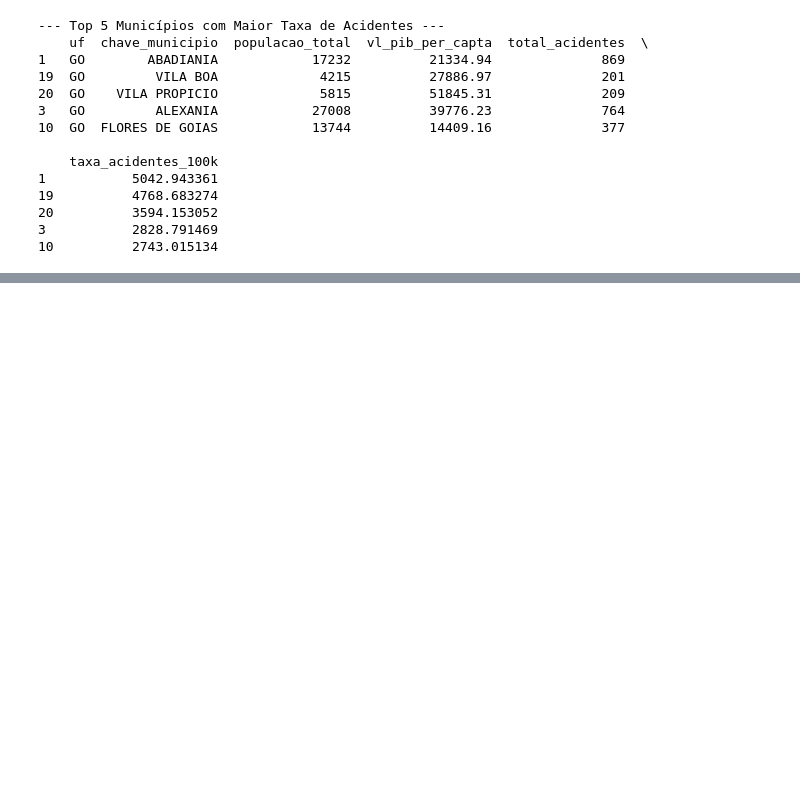
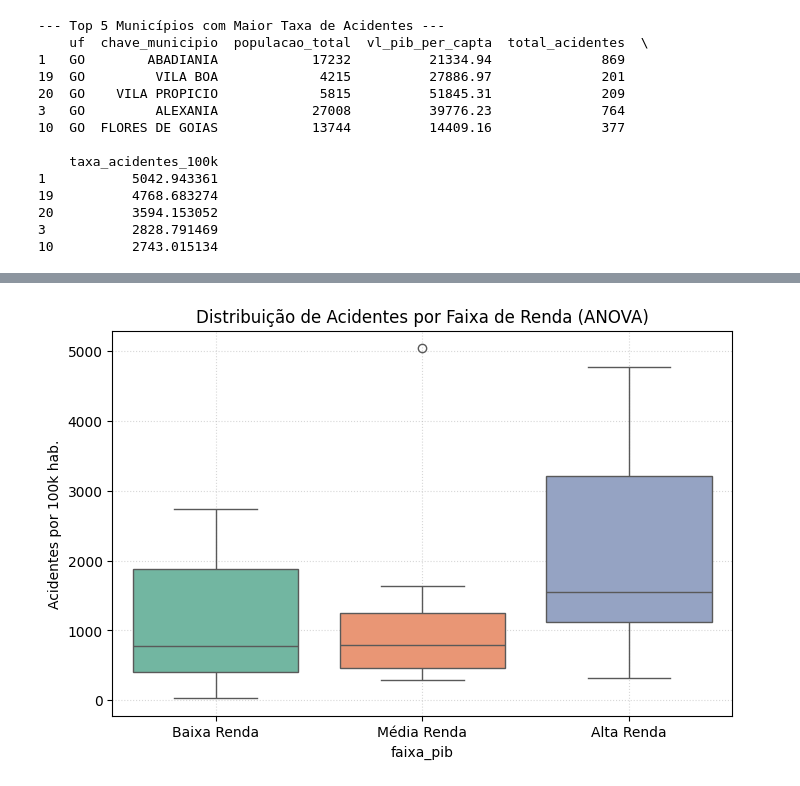
Before and after one commit to jobsrobson/MultivariadaII, a Jupyter notebook: analises/ANÁLISE_ACIDENTES_DE_TRÂNSITO_X_PIB_PERCAPTA.ipynb, the cells around one changed output, grey strips where cells are left out. Drawn from its saved outputs; the diff is of its cells as text; code cells hidden in the pictures; blank space fills up the shorter version.

```diff
--- a/analises/ANÁLISE_ACIDENTES_DE_TRÂNSITO_X_PIB_PERCAPTA.ipynb
+++ b/analises/ANÁLISE_ACIDENTES_DE_TRÂNSITO_X_PIB_PERCAPTA.ipynb
@@ -271,0 +272,85 @@ Interpretação: Correlação Fraca Positiva
+# %%
+# Célula 6: Análises Avançadas (ANOVA e Clustering)
+from scipy.stats import f_oneway
+from sklearn.cluster import KMeans
+from sklearn.preprocessing import StandardScaler
+
+if 'df_analise' in locals() and not df_analise.empty:
+    print("--- 1. ANÁLISE DE VARIÂNCIA (ANOVA) ---")
+
+    # Passo A: Criar Categorias de Riqueza (Discretização)
+    # Dividir o PIB em 3 grupos: Baixo (0-33%), Médio (33-66%), Alto (66-100%)
+    df_analise['faixa_pib'] = pd.qcut(df_analise['vl_pib_per_capta'], q=3, labels=['Baixa Renda', 'Média Renda', 'Alta Renda'])
+
+    # Passo B: Separar os grupos
+    grupo_baixa = df_analise[df_analise['faixa_pib'] == 'Baixa Renda']['taxa_acidentes_100k']
+    grupo_media = df_analise[df_analise['faixa_pib'] == 'Média Renda']['taxa_acidentes_100k']
+    grupo_alta = df_analise[df_analise['faixa_pib'] == 'Alta Renda']['taxa_acidentes_100k']
+
+    # Passo C: Rodar ANOVA
+    f_stat, p_value_anova = f_oneway(grupo_baixa, grupo_media, grupo_alta)
+
+    print(f"Estatística F: {f_stat:.4f}")
+    print(f"P-valor (ANOVA): {p_value_anova:.4f}")
+
+    if p_value_anova < 0.05:
+        print(">> Conclusão: Há diferença estatisticamente significativa entre os grupos de renda.")
+    else:
+        print(">> Conclusão: NÃO há diferença significativa. A taxa de acidentes é parecida independente da faixa de renda.")
+
+    # Visualização da ANOVA (Boxplot)
+    plt.figure(figsize=(8, 5))
+    sns.boxplot(x='faixa_pib', y='taxa_acidentes_100k', data=df_analise, palette="Set2")
+    plt.title('Distribuição de Acidentes por Faixa de Renda (ANOVA)')
+    plt.ylabel('Acidentes por 100k hab.')
+    plt.grid(True, linestyle=':', alpha=0.5)
+    plt.show()
+
+    print("\n--- 2. ANÁLISE MULTIVARIADA (CLUSTERING K-MEANS) ---")
+    # Tenta agrupar cidades por semelhança em PIB e Acidentes
+
+    # Preparar dados (Normalização é crucial para K-Means)
+    X = df_analise[['vl_pib_per_capta', 'taxa_acidentes_100k']].values
+    scaler = StandardScaler()
+    X_scaled = scaler.fit_transform(X)
+
+    # Criar 3 Clusters (Grupos)
+    kmeans = KMeans(n_clusters=3, random_state=42, n_init=10)
+    df_analise['cluster'] = kmeans.fit_predict(X_scaled)
+
+    # Visualizar Clusters
+    plt.figure(figsize=(10, 6))
+    sns.scatterplot(
+        x='vl_pib_per_capta',
+        y='taxa_acidentes_100k',
+        hue='cluster',
+        data=df_analise,
+        palette='viridis',
+        s=150,
+        style='cluster'
+    )
+
+    # Adicionar nomes
+    for i in range(df_analise.shape[0]):
+        plt.text(
+            df_analise.vl_pib_per_capta.iloc[i],
+            df_analise.taxa_acidentes_100k.iloc[i]+50,
+            df_analise.chave_municipio.iloc[i],
+            fontsize=8,
+            color='black'
+        )
+
+    plt.title('Agrupamento de Municípios (Clusterização K-Means)')
+    plt.xlabel('PIB per Capita')
+    plt.ylabel('Taxa de Acidentes')
+    plt.legend(title='Grupo Identificado')
+    plt.grid(True, linestyle='--', alpha=0.5)
+    plt.show()
+
+    # Interpretar os Clusters (Centróides)
+    print("Perfil Médio dos Grupos Encontrados:")
+    print(df_analise.groupby('cluster')[['vl_pib_per_capta', 'taxa_acidentes_100k']].mean())
+
+else:
+    print("DataFrame vazio.")
+# %% [output]
@@ -271,0 +364 @@ Interpretação: Correlação Fraca Positiva
+[figure, added]
```
Also changed, not shown: parts of 2 cells of this notebook, 5 other files.
